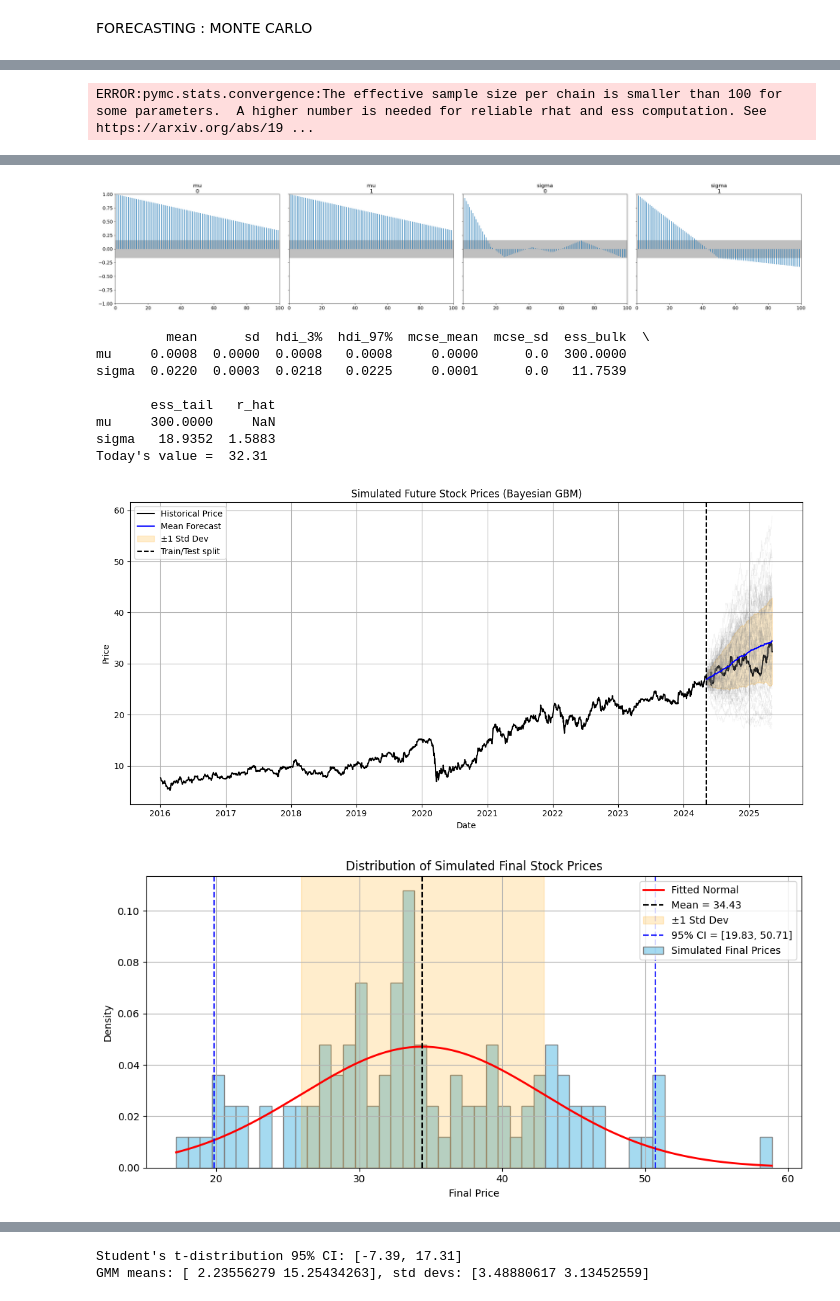
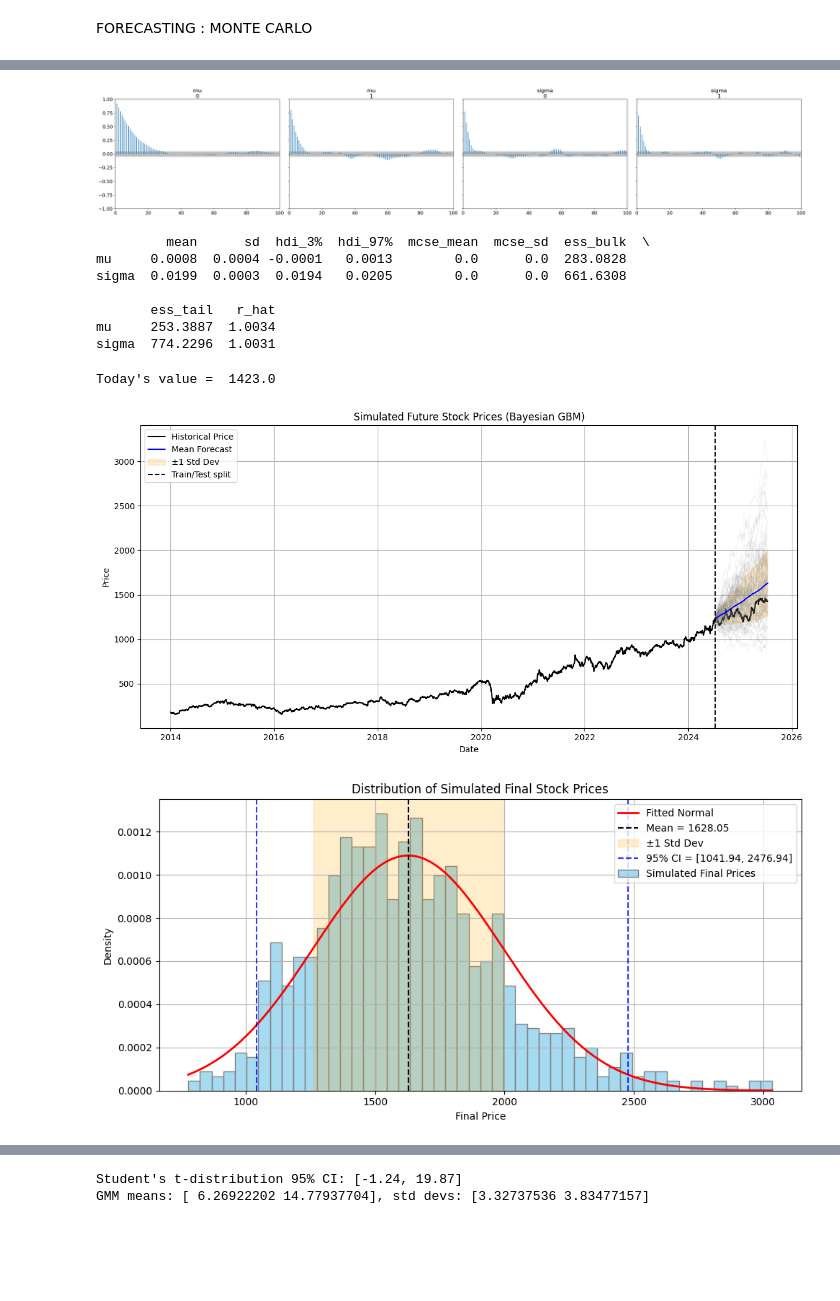
Before and after one commit to unmesh1993/Forecasting, a Jupyter notebook: main_complete_notebook.ipynb, the cells around one changed output, grey strips where cells are left out. Saved outputs shown, nothing was run; the diff lists cells and outputs as text; code cells hidden in the pictures; blank space fills up the shorter version.

```diff
--- a/main_complete_notebook.ipynb
+++ b/main_complete_notebook.ipynb
@@ -18,6 +33,6 @@ Drive already mounted at /content/drive; to attempt to forcibly remount, call dr
 %run stock_option_data.ipynb
 %run stock_forecasting.ipynb
 
-predictor = StockPredictor('IBN', '2014-01-01', date.today(), 'Close', nfuture = 252)
+predictor = StockPredictor('ICICIBANK.NS', '2014-01-01', date.today(), 'Close', nfuture = 252) #nfuture manages the the period of forecasting in days
 predictor.data_initiation()
 # %% [output]
@@ -47,5 +67,5 @@ memory usage: 36.8 KB
 FORECASTING : MACHINE LEARNING
 # %%
 npast = 10 #Memory
-predictor.run_ml(npast=npast, model_type='RidgeModel') #Options available - Ridge model , RandomForestModel , SimpleNNModel
+predictor.run_ml(npast=npast, model_type='SimpleNNModel') #Options available - RidgeModel , RandomForestModel , SimpleNNModel
 # %% [output]
@@ -77,7 +113,7 @@ GMM means: [-20.46034465  -9.23417785], std devs: [5.99874682 6.8736026 ]
 # %% [markdown]
 FORECASTING : MONTE CARLO
 # %%
-predictor.run_mcmc(nsample=100, nburn = 50, nchain = 2, model_type='BinomialTree') #Options available - BinomialTree , GBM, Merton
+predictor.run_mcmc(npath = 1000, nsample=1000, nburn = 1000, nchain = 2, model_type='GBM') #Options available - BinomialTree , GBM, Merton
 
 #Uses bayesian posterior of paramas obtained from historical data
 # %% [output]
@@ -87,3 +123,2 @@ Annual mu (sigma) = 21.19% ± 34.58%
 [interactive output not drawn]
 [interactive output not drawn]
-ERROR:pymc.stats.convergence:The effective sample size per chain is smaller than 100 for some parameters.  A higher number is needed for reliable rhat and ess computation. See https://arxiv.org/abs/19 ...
@@ -91,11 +126,11 @@ ERROR:pymc.stats.convergence:The effective sample size per chain is smaller than
-[figure, old version]
+[figure, new version]
+         mean      sd  hdi_3%  hdi_97%  mcse_mean  mcse_sd  ess_bulk  \
+mu     0.0008  0.0004 -0.0001   0.0013        0.0      0.0  283.0828
+sigma  0.0199  0.0003  0.0194   0.0205        0.0      0.0  661.6308
+
+       ess_tail   r_hat
+mu     253.3887  1.0034
+sigma  774.2296  1.0031
-         mean      sd  hdi_3%  hdi_97%  mcse_mean  mcse_sd  ess_bulk  \
-mu     0.0008  0.0000  0.0008   0.0008     0.0000      0.0  300.0000
-sigma  0.0220  0.0003  0.0218   0.0225     0.0001      0.0   11.7539
-
-       ess_tail   r_hat
-mu     300.0000     NaN
-sigma   18.9352  1.5883
-Today's value =  32.31
+Today's value =  1423.0
-[figure, old version]
+[figure, new version]
-[figure, old version]
+[figure, new version]
@@ -103,3 +138,3 @@ Today's value =  32.31
-Student's t-distribution 95% CI: [-7.39, 17.31]
-GMM means: [ 2.23556279 15.25434263], std devs: [3.48880617 3.13452559]
+Student's t-distribution 95% CI: [-1.24, 19.87]
+GMM means: [ 6.26922202 14.77937704], std devs: [3.32737536 3.83477157]
 # %% [markdown]
```
Also changed, not shown: parts of 6 cells of this notebook, 4 other files.
